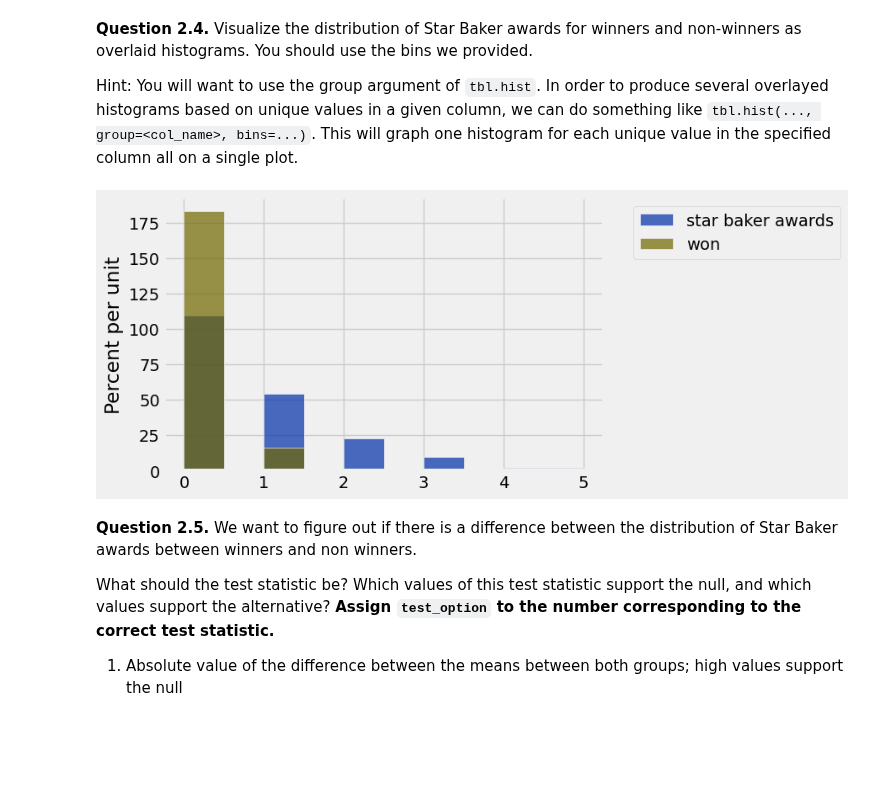
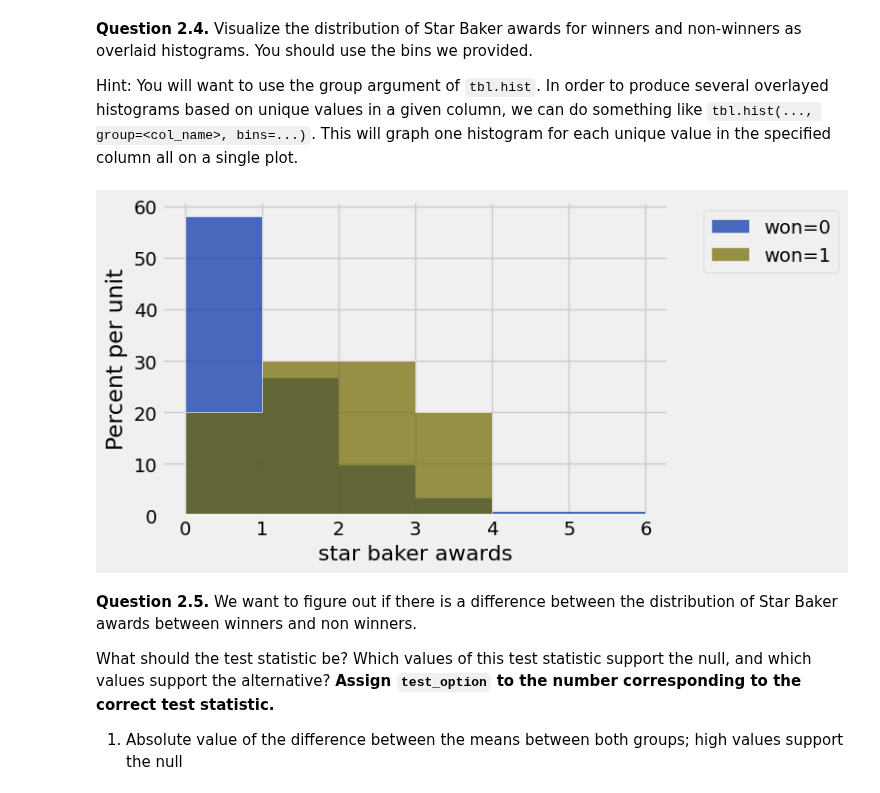
Before and after one commit to zeke5172-wq/Data-Analytics-class, a Jupyter notebook: lab07/lab07.ipynb, the cells around one changed output. Saved outputs shown, nothing was run; the diff lists cells and outputs as text; code cells hidden in the pictures; blank space fills up the shorter version.

```diff
--- a/lab07/lab07.ipynb
+++ b/lab07/lab07.ipynb
@@ -74,9 +74,9 @@ q2_3 results: All test cases passed!
 Hint: You will want to use the group argument of `tbl.hist`. In order to produce several overlayed histograms based on unique values in a given column, we can do something like `tbl.hist(..., group=<col_name>, bins=...)`. This will graph one histogram for each unique value in the specified column all on a single plot.
 # %%
 useful_bins = np.arange(0, 7)
-bakers.hist()
+bakers.hist("star baker awards",group="won",bins=useful_bins)
 # %% [output]
-[figure, old version]
+[figure, new version]
 # %% [markdown]
 **Question 2.5.** We want to figure out if there is a difference between the distribution of Star Baker awards between winners and non winners.
 
```
Also changed, not shown: parts of 13 cells of this notebook, 2 other files.
